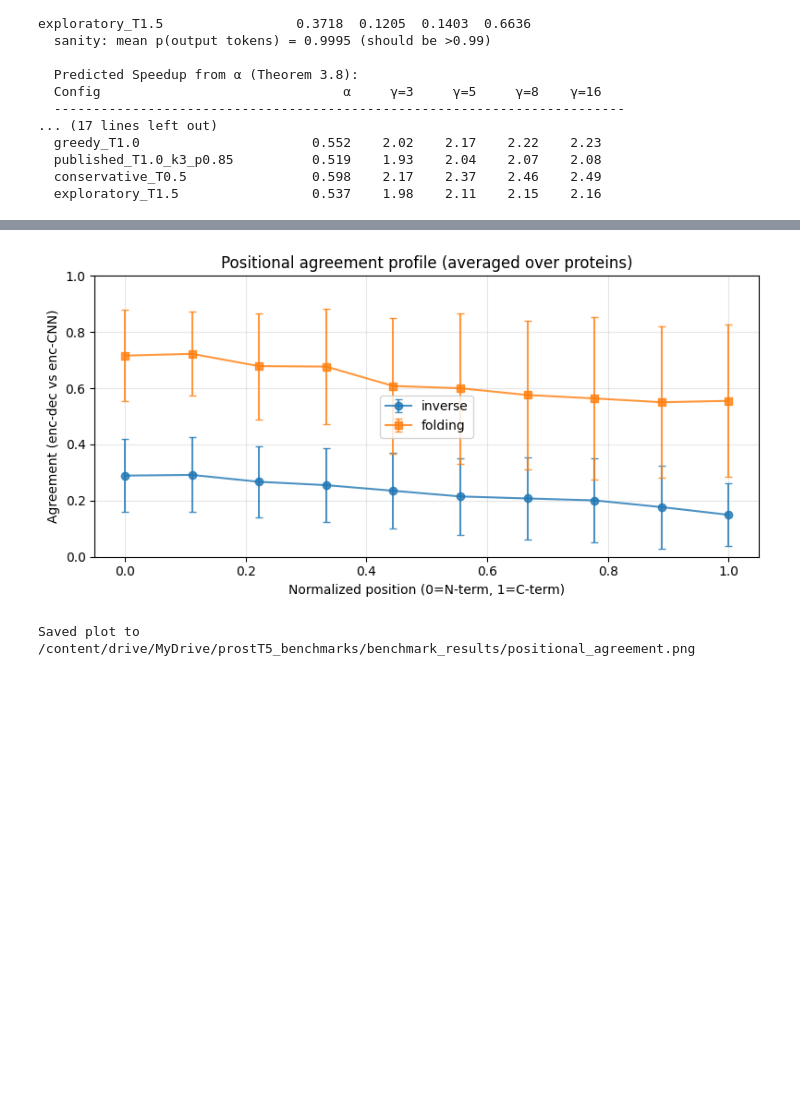
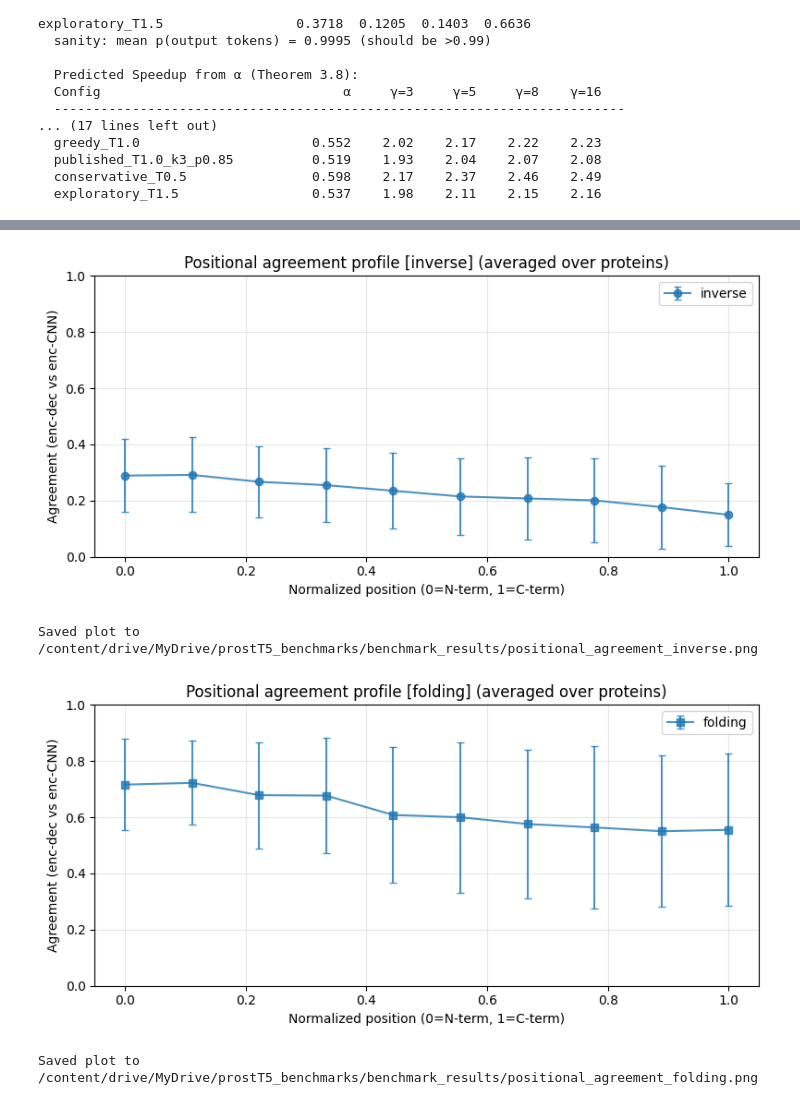
Before and after one commit to Viet2503/Speculative-Decoding-ProstT5, a Jupyter notebook: prostT5/prostT5_baseline_performance_2.ipynb, the cells around one changed output, grey strips where cells are left out. Saved outputs shown, nothing was run; the diff lists cells and outputs as text; code cells hidden in the pictures; blank space fills up the shorter version.

Commit message:
Baseline notebook and results as of 07. July

```diff
--- a/prostT5/prostT5_baseline_performance_2.ipynb
+++ b/prostT5/prostT5_baseline_performance_2.ipynb
@@ -786,21 +769,20 @@ Total timed runs: 1200
 # %%
 #@title Aggregate + persist results (per direction). { display-mode: "form" }
 import pandas as pd
-
 raw = pd.DataFrame(all_rows)
 raw.to_csv(RESULTS_DIR / "raw_runs.csv", index=False)
-
 summary = (
     raw.groupby(["direction", "protein_id", "pipeline", "length"])
        .agg(latency_s_median=("wall_s", "median"),
             latency_s_min=("wall_s", "min"),
+            latency_s_std=("wall_s", "std"),
             tokens_per_s=("tokens_per_s", "median"),
+            tokens_per_s_std=("tokens_per_s", "std"),
             peak_vram_gb=("peak_vram_gb", "max"))
        .reset_index()
        .sort_values(["direction", "pipeline", "length"])
 )
 summary.to_csv(RESULTS_DIR / "summary_per_protein.csv", index=False)
-
 # Speedup table (enc-CNN vs enc-dec), per direction
 pivot = summary.pivot(index=["direction", "protein_id", "length"],
                       columns="pipeline",
@@ -808,7 +790,6 @@ pivot = summary.pivot(index=["direction", "protein_id", "length"],
 pivot["speedup_enc_cnn_over_enc_dec"] = pivot["enc_dec"] / pivot["enc_cnn"]
 pivot = pivot.sort_values(["direction", "length"])
 pivot.to_csv(RESULTS_DIR / "speedup.csv", index=False)
-
 print("=== Summary statistics ===")
 for dname in DIRECTIONS:
     s = summary[summary["direction"] == dname]
@@ -819,6 +800,8 @@ for dname in DIRECTIONS:
     print(f"  speedup median/min/max: {p['speedup_enc_cnn_over_enc_dec'].median():.0f}x / "
           f"{p['speedup_enc_cnn_over_enc_dec'].min():.0f}x / "
           f"{p['speedup_enc_cnn_over_enc_dec'].max():.0f}x")
+    print(f"  enc_dec latency (median):    {s[s['pipeline']=='enc_dec']['latency_s_median'].median():.3f} s")
+    print(f"  enc_cnn latency (median):    {s[s['pipeline']=='enc_cnn']['latency_s_median'].median():.3f} s")
     print(f"  enc_dec throughput (median): {s[s['pipeline']=='enc_dec']['tokens_per_s'].median():.1f} tok/s")
     print(f"  enc_cnn throughput (median): {s[s['pipeline']=='enc_cnn']['tokens_per_s'].median():.1f} tok/s")
     print(f"  enc_dec peak vRAM (max):     {s[s['pipeline']=='enc_dec']['peak_vram_gb'].max():.2f} GB")
@@ -1089,35 +1123,33 @@ Saved plots to /content/drive/MyDrive/prostT5_benchmarks/benchmark_results
 # %%
-#@title Positional agreement analysis (per direction). { display-mode: "form" }
+#@title Positional agreement analysis (one figure per direction). { display-mode: "form" }
 
-fig, ax = plt.subplots(figsize=(8, 4))
-plotted = False
 for dname in DIRECTIONS:
     rows = [r["positional_agreement"]
             for _, r in agree_df[agree_df["direction"] == dname].iterrows()
             if isinstance(r.get("positional_agreement"), list)]
     if not rows:
+        print(f"No positional data available for [{dname}].")
         continue
     n_bins = len(rows[0])
     mean_pos = [np.mean([p[i] for p in rows]) for i in range(n_bins)]
     std_pos = [np.std([p[i] for p in rows]) for i in range(n_bins)]
     x = np.linspace(0, 1, n_bins)
+
+    fig, ax = plt.subplots(figsize=(8, 4))
     ax.errorbar(x, mean_pos, yerr=std_pos, fmt=DIR_MARK[dname] + "-", capsize=3,
                 alpha=0.8, label=dname)
-    plotted = True
-
-if plotted:
     ax.set_xlabel("Normalized position (0=N-term, 1=C-term)")
     ax.set_ylabel("Agreement (enc-dec vs enc-CNN)")
-    ax.set_title("Positional agreement profile (averaged over proteins)")
+    ax.set_title(f"Positional agreement profile [{dname}] (averaged over proteins)")
     ax.set_ylim(0, 1)
     ax.legend()
     ax.grid(True, alpha=0.3)
     fig.tight_layout()
-    fig.savefig(RESULTS_DIR / "positional_agreement.png", dpi=150)
+    fig.savefig(RESULTS_DIR / f"positional_agreement_{dname}.png", dpi=150)
     plt.show()
-    print(f"Saved plot to {RESULTS_DIR / 'positional_agreement.png'}")
-else:
-    print("No positional data available.")
+    print(f"Saved plot to {RESULTS_DIR / f'positional_agreement_{dname}.png'}")
 # %% [output]
-[figure, old version]
+[figure, new version]
-Saved plot to /content/drive/MyDrive/prostT5_benchmarks/benchmark_results/positional_agreement.png
+Saved plot to /content/drive/MyDrive/prostT5_benchmarks/benchmark_results/positional_agreement_inverse.png
+[figure, added]
+Saved plot to /content/drive/MyDrive/prostT5_benchmarks/benchmark_results/positional_agreement_folding.png
```
Also changed, not shown: parts of 7 cells of this notebook, 23 other files.
